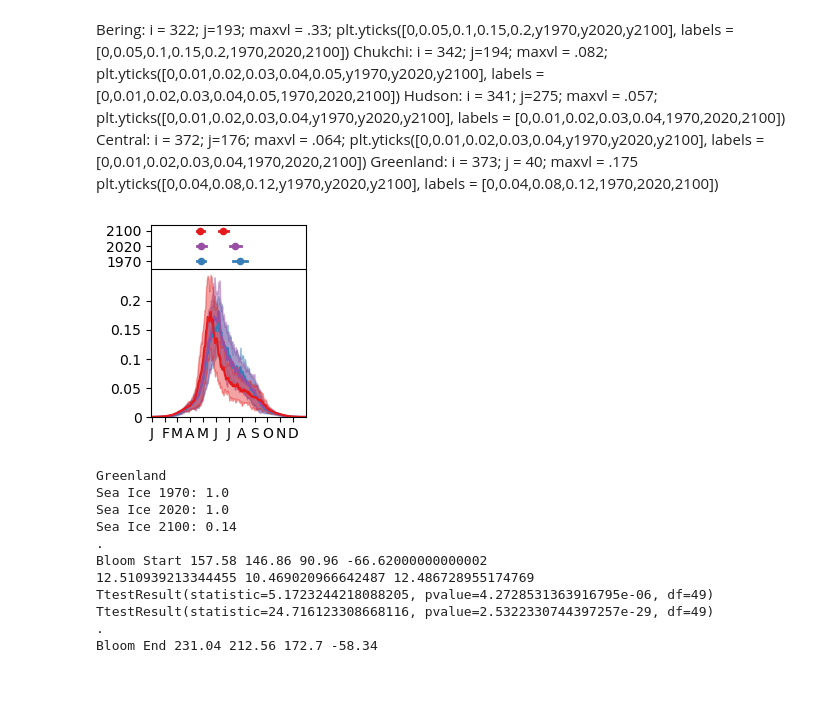
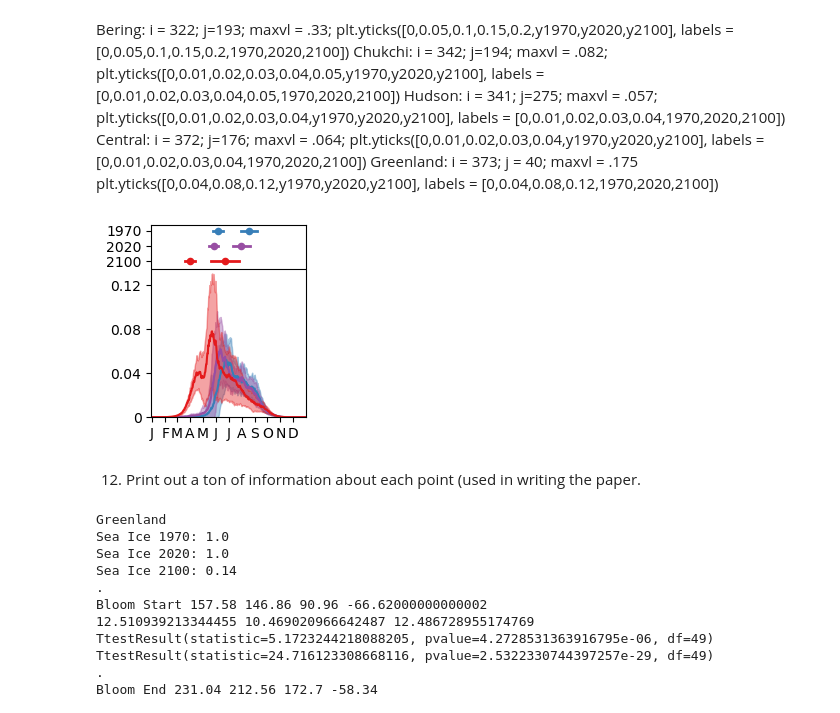
Before and after one commit to courtneympayne93/ArcticBloomLength, a Jupyter notebook: Fig4.ipynb, the cells around one changed output. Saved outputs shown, nothing was run; the diff lists cells and outputs as text; code cells hidden in the pictures; blank space fills up the shorter version.

```diff
--- a/Fig4.ipynb
+++ b/Fig4.ipynb
@@ -45,12 +51,3 @@ for i in np.arange(0,384):
     for j in np.arange(0,320):
         if np.isnan(ncfile['photoC_diat_zint_2'][180,i,j]) == False and ncfile["TLAT"][i,j] > 50:
             areacello_ocn[i,j] = areacello[i,j]
-# %%
-acdir = '/glade/collections/cmip/CMIP6/CMIP/NCAR/CESM2/historical/r1i1p1f1/Ofx/areacello/gn/files/d20190308/areacello_Ofx_CESM2_historical_r1i1p1f1_gn.nc'
-acfil = xr.open_dataset(acdir)
-areacello = acfil['areacello'].values # tarea <- ocean files
-sa_ocn = np.full([384,320], np.nan)
-for i in np.arange(0,384):
-    for j in np.arange(0,320):
-        if np.isnan(ncfile['photoC_diat_zint_2'][180,i,j]) == False and ncfile["TLAT"][i,j] > 50 and ncfile["TLAT"][i,j] < 66.5:
-            sa_ocn[i,j] = areacello[i,j]
@@ -61,8 +60,6 @@ for yrset in np.arange(0,14):
     yrnum = str(1970 + yrset*10)
     dir = np.loadtxt("/glade/u/home/cpayne/Projects/BloomLength/AnnualGC/" + yrnum + "_max_25.txt")
     max_25[yrset,:,:,:] = dir.reshape(384,320,50)
-    dir = np.loadtxt("/glade/u/home/cpayne/Projects/BloomLength/AnnualGC/" + yrnum + "_max_100.txt")
-    max_100[yrset,:,:,:] = dir.reshape(384,320,50)
     dir = np.loadtxt("/glade/u/home/cpayne/Projects/BloomLength/AnnualGC/" + yrnum + "_max_25_2.txt")
     max_25_2[yrset,:,:,:] = dir.reshape(384,320,50)
     dir = np.loadtxt("/glade/u/home/cpayne/Projects/BloomLength/AnnualGC/" + yrnum + "_npp_bloom.txt")
@@ -352,12 +383,19 @@ Greenland:
 i = 373; j = 40; maxvl = .175
 plt.yticks([0,0.04,0.08,0.12,y1970,y2020,y2100], labels = [0,0.04,0.08,0.12,1970,2020,2100])
 # %%
-i = 322; j=193; maxvl = .33;
-y1970 = .81*maxvl; y2020 = .89*maxvl; y2100 = .97*maxvl; ln = .77*maxvl
+# Copy first line of code for desired point here.
+i = 373; j = 40; maxvl = .175
+
+# Set height of bloom metrics data and colors for the plot
+y1970 = .97*maxvl; y2020 = .89*maxvl; y2100 = .81*maxvl; ln = .77*maxvl
 rd = '#e41a1c'; pr = '#984ea3'; bl = '#377eb8'
+
+# Calculate daily NPP mean and St. Dev. for 1970, 2020, and 2100.
 mean_1970 = np.mean(npp_clim1970[:,:,i,j],axis=0); sd_1970 = np.std(npp_clim1970[:,:,i,j],axis=0)
 mean_2020 = np.mean(npp_clim2020[:,:,i,j],axis=0); sd_2020 = np.std(npp_clim2020[:,:,i,j],axis=0)
 mean_2100 = np.mean(npp_clim2100[:,:,i,j],axis=0); sd_2100 = np.std(npp_clim2100[:,:,i,j],axis=0)
+
+# Calculate mean and St. Dev. bloom start and end timing for 1970, 2020, and 2100
 meanstart_1970 = np.mean(max_25[0,i,j,:]); stdstart_1970 = np.std(max_25[0,i,j,:])
 meanend_1970 = np.mean(max_25_2[0,i,j,:]); stdend_1970 = np.std(max_25_2[0,i,j,:])
 meanstart_2020 = np.mean(max_25[5,i,j,:]); stdstart_2020 = np.std(max_25[5,i,j,:])
@@ -365,7 +403,10 @@ meanend_2020 = np.mean(max_25_2[5,i,j,:]); stdend_2020 = np.std(max_25_2[5,i,j,:
 meanstart_2100 = np.mean(max_25[13,i,j,:]); stdstart_2100 = np.std(max_25[13,i,j,:])
 meanend_2100 = np.mean(max_25_2[13,i,j,:]); stdend_2100 = np.std(max_25_2[13,i,j,:])
 
+# Initialize figure
 fig = plt.figure(figsize=(2,2.5))
+
+# Plot daily NPP mean and St. Dev. for each year
 plt.fill_between(np.arange(1,366),mean_1970 - sd_1970, mean_1970 + sd_1970,
                  color=bl,alpha=0.4)
 plt.plot(np.arange(1,366),mean_1970, color=bl)
@@ -377,37 +418,48 @@ plt.plot(np.arange(1,366),mean_2020, color=pr)
 plt.fill_between(np.arange(1,366),mean_2100 - sd_2100, mean_2100 + sd_2100,
                  color=rd,alpha=0.4)
 plt.plot(np.arange(1,366),mean_2100, color=rd)
 
+# Plot bloom start and end timing for each year
 plt.plot([meanstart_1970-stdstart_1970,meanstart_1970+stdstart_1970],
          [y1970,y1970],color = bl, linewidth=2)
 plt.plot([meanend_1970-stdend_1970,meanend_1970+stdend_1970],
          [y1970,y1970],color = bl, linewidth=2)
 plt.scatter(meanstart_1970,y1970,color = bl, s=20)
 plt.scatter(meanend_1970,y1970,color = bl, s=20)
 
 plt.plot([meanstart_2020-stdstart_2020,meanstart_2020+stdstart_2020],
          [y2020,y2020],color = pr, linewidth=2)
 plt.plot([meanend_2020-stdend_2020,meanend_2020+stdend_2020],
          [y2020,y2020],color = pr, linewidth=2)
 plt.scatter(meanstart_2020,y2020,color = pr, s=20)
 plt.scatter(meanend_2020,y2020,color = pr, s=20)
 
 plt.plot([meanstart_2100-stdstart_2100,meanstart_2100+stdstart_2100],
          [y2100,y2100],color = rd, linewidth=2)
 plt.plot([meanend_2100-stdend_2100,meanend_2100+stdend_2100],
          [y2100,y2100],color = rd, linewidth=2)
 plt.scatter(meanstart_2100,y2100,color = rd, s=20)
 plt.scatter(meanend_2100,y2100,color = rd, s=20)
 
+# Set axis limits
 plt.ylim(-.0001,maxvl); plt.xlim(-1,366)
-plt.yticks([0,0.05,0.1,0.15,0.2,y1970,y2020,y2100], labels = [0,0.05,0.1,0.15,0.2,1970,2020,2100])
-plt.xticks([1,32,60,91,121,152,182,213,244,274,305,335], labels = ['J','F','M','A','M','J','J','A','S','O','N','D'])
+
+# Copy second line of code for desired point here.
+plt.yticks([0,0.04,0.08,0.12,y1970,y2020,y2100], labels = [0,0.04,0.08,0.12,1970,2020,2100])
+
+# Set x axis labels and make line to separate upper data from lower
+plt.xticks([1,32,60,91,121,152,182,213,244,274,305,335],
+           labels = ['J','F','M','A','M','J','J','A','S','O','N','D'])
 plt.plot([-1,367],[ln,ln],color='k',linewidth=.8)
-figdir = '/glade/u/home/cpayne/Projects/BloomLength/Figures/Fig4c.png';
+
+# write plot out
+figdir = '/glade/u/home/cpayne/Projects/BloomLength/Figures/Fig4g.png';
 plt.savefig(figdir,facecolor='none', dpi = 600,bbox_inches="tight");
 # plt.close()
 # %% [output]
-[figure, old version]
+[figure, new version]
+# %% [markdown]
+12. Print out a ton of information about each point (used in writing the paper.
 # %%
 # i = 322; j = 193; # Bering
 # i = 342; j = 194; # Chukchi
```
Also changed, not shown: parts of 33 cells of this notebook, 7 other files.
